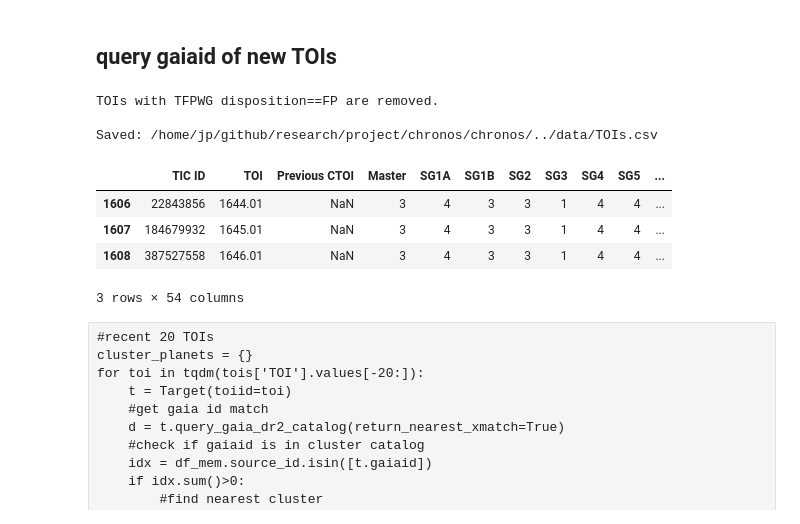
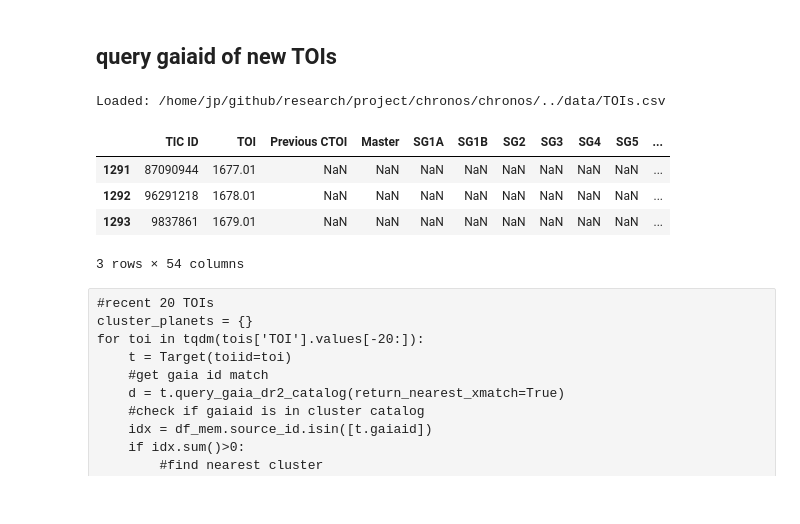
Before and after one commit to jpdeleon/chronos, a Jupyter notebook: notebooks/find gaia ID of tois in clusters.ipynb, the cells around one changed output. Saved outputs shown, nothing was run; the diff lists cells and outputs as text; code cells hidden in the pictures.

```diff
--- a/notebooks/find gaia ID of tois in clusters.ipynb
+++ b/notebooks/find gaia ID of tois in clusters.ipynb
@@ -25,16 +25,14 @@ https://arxiv.org/pdf/1804.09366.pdf
 # %% [markdown]
 ## query gaiaid of new TOIs
 # %%
-tois = get_tois(clobber=True, verbose=True)
+tois = get_tois(clobber=False, verbose=True)
 tois.tail(3)
 # %% [output]
-TOIs with TFPWG disposition==FP are removed.
-
-Saved: /home/jp/github/research/project/chronos/chronos/../data/TOIs.csv
+Loaded: /home/jp/github/research/project/chronos/chronos/../data/TOIs.csv
 |  | TIC ID | TOI | Previous CTOI | Master | SG1A | SG1B | SG2 | SG3 | SG4 | SG5 | ... |
-| 1606 | 22843856 | 1644.01 | NaN | 3 | 4 | 3 | 3 | 1 | 4 | 4 | ... |
-| 1607 | 184679932 | 1645.01 | NaN | 3 | 4 | 3 | 3 | 1 | 4 | 4 | ... |
-| 1608 | 387527558 | 1646.01 | NaN | 3 | 4 | 3 | 3 | 1 | 4 | 4 | ... |
+| 1291 | 87090944 | 1677.01 | NaN | NaN | NaN | NaN | NaN | NaN | NaN | NaN | ... |
+| 1292 | 96291218 | 1678.01 | NaN | NaN | NaN | NaN | NaN | NaN | NaN | NaN | ... |
+| 1293 | 9837861 | 1679.01 | NaN | NaN | NaN | NaN | NaN | NaN | NaN | NaN | ... |
 3 rows × 54 columns
 # %% [raw]
 #recent 20 TOIs
```
Also changed, not shown: parts of 1 cell of this notebook, 7 other files.
